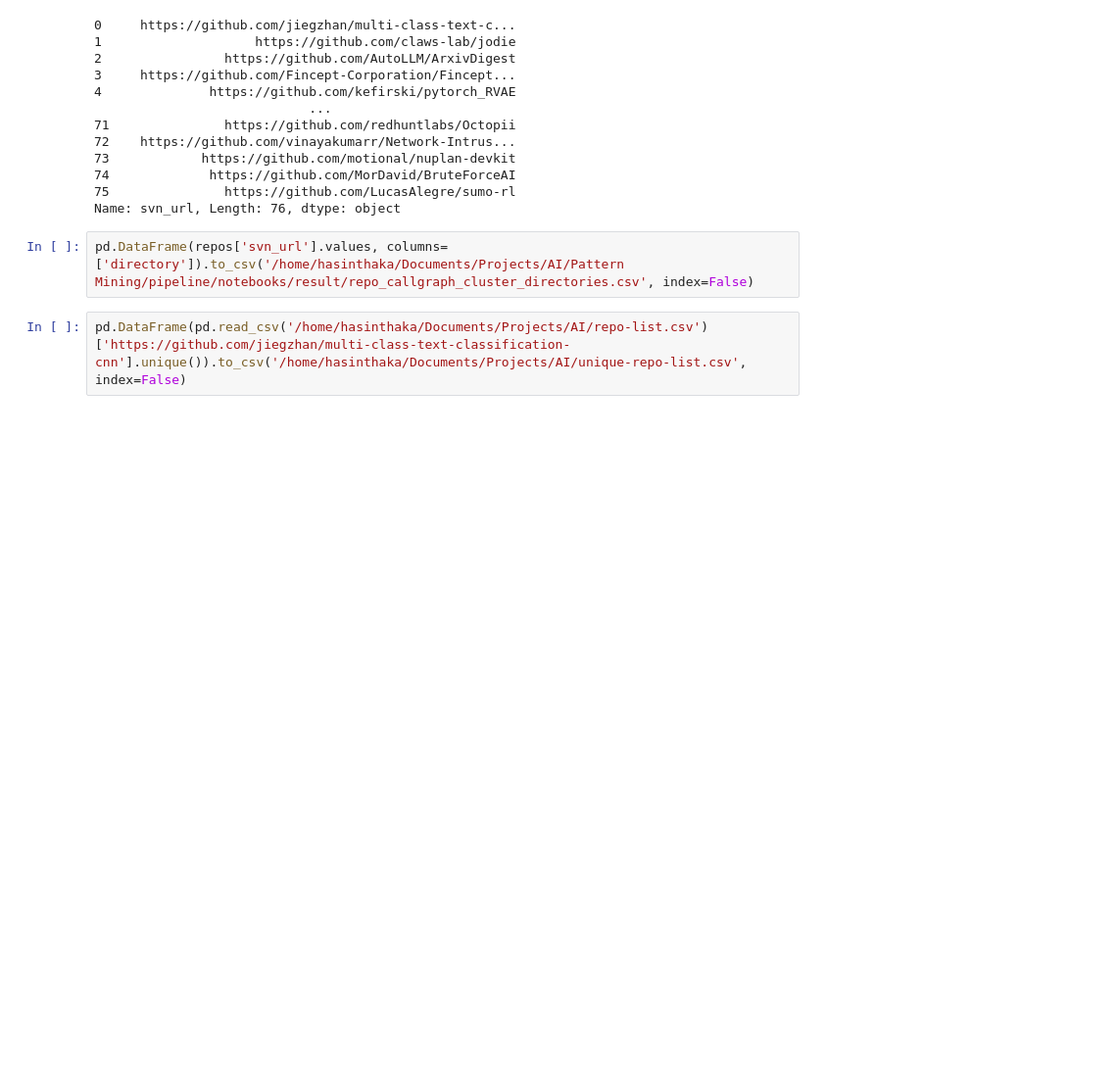
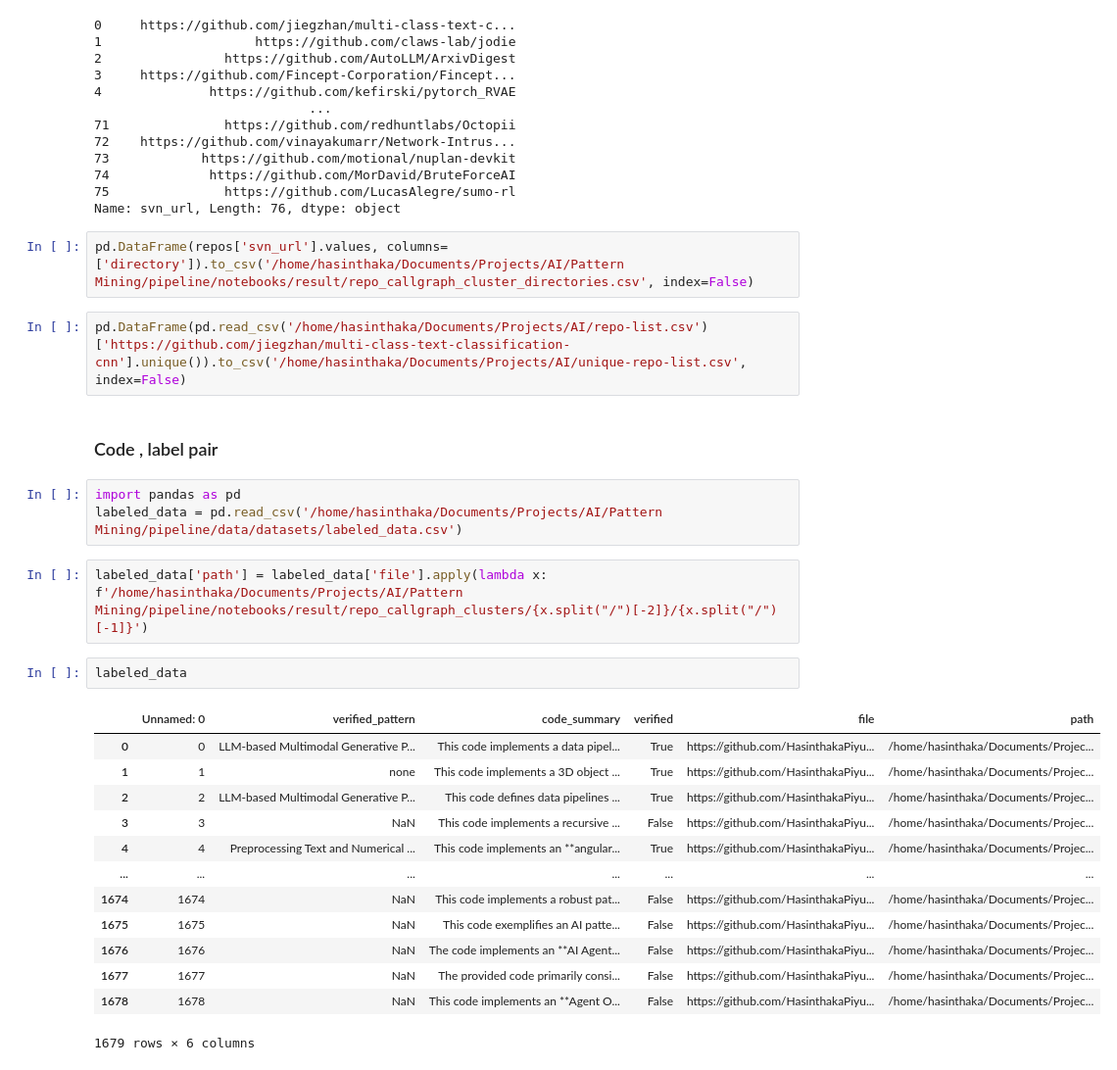
Before and after one commit to HasinthakaPiyumal/AI-Pattern-Mining-Project, a Jupyter notebook: notebooks/_test.ipynb, the cells around one changed output. Shown at 98% size. Drawn from its saved outputs; the diff is of its cells as text; blank space fills up the shorter version.

Commit message:
code data updated

```diff
--- a/notebooks/_test.ipynb
+++ b/notebooks/_test.ipynb
@@ -466,3 +466,26 @@ Name: svn_url, Length: 76, dtype: object
 pd.DataFrame(repos['svn_url'].values, columns=['directory']).to_csv('/home/hasinthaka/Documents/Projects/AI/Pattern Mining/pipeline/notebooks/result/repo_callgraph_cluster_directories.csv', index=False)
 # %%
 pd.DataFrame(pd.read_csv('/home/hasinthaka/Documents/Projects/AI/repo-list.csv')['https://github.com/jiegzhan/multi-class-text-classification-cnn'].unique()).to_csv('/home/hasinthaka/Documents/Projects/AI/unique-repo-list.csv', index=False)
+# %% [markdown]
+### Code , label pair
+# %%
+import pandas as pd
+labeled_data = pd.read_csv('/home/hasinthaka/Documents/Projects/AI/Pattern Mining/pipeline/data/datasets/labeled_data.csv')
+# %%
+labeled_data['path'] = labeled_data['file'].apply(lambda x: f'/home/hasinthaka/Documents/Projects/AI/Pattern Mining/pipeline/notebooks/result/repo_callgraph_clusters/{x.split("/")[-2]}/{x.split("/")[-1]}')
+# %%
+labeled_data
+# %% [output]
+|  | Unnamed: 0 | verified_pattern | code_summary | verified | file | path |
+| 0 | 0 | LLM-based Multimodal Generative P... | This code implements a data pipel... | True | https://github.com/HasinthakaPiyu... | /home/hasinthaka/Documents/Projec... |
+| 1 | 1 | none | This code implements a 3D object ... | True | https://github.com/HasinthakaPiyu... | /home/hasinthaka/Documents/Projec... |
+| 2 | 2 | LLM-based Multimodal Generative P... | This code defines data pipelines ... | True | https://github.com/HasinthakaPiyu... | /home/hasinthaka/Documents/Projec... |
+| 3 | 3 | NaN | This code implements a recursive ... | False | https://github.com/HasinthakaPiyu... | /home/hasinthaka/Documents/Projec... |
+| 4 | 4 | Preprocessing Text and Numerical ... | This code implements an **angular... | True | https://github.com/HasinthakaPiyu... | /home/hasinthaka/Documents/Projec... |
+| ... | ... | ... | ... | ... | ... | ... |
+| 1674 | 1674 | NaN | This code implements a robust pat... | False | https://github.com/HasinthakaPiyu... | /home/hasinthaka/Documents/Projec... |
+| 1675 | 1675 | NaN | This code exemplifies an AI patte... | False | https://github.com/HasinthakaPiyu... | /home/hasinthaka/Documents/Projec... |
+| 1676 | 1676 | NaN | The code implements an **AI Agent... | False | https://github.com/HasinthakaPiyu... | /home/hasinthaka/Documents/Projec... |
+| 1677 | 1677 | NaN | The provided code primarily consi... | False | https://github.com/HasinthakaPiyu... | /home/hasinthaka/Documents/Projec... |
+| 1678 | 1678 | NaN | This code implements an **Agent O... | False | https://github.com/HasinthakaPiyu... | /home/hasinthaka/Documents/Projec... |
+1679 rows × 6 columns
```
Also changed, not shown: parts of 3 cells of this notebook, 1 other file.
